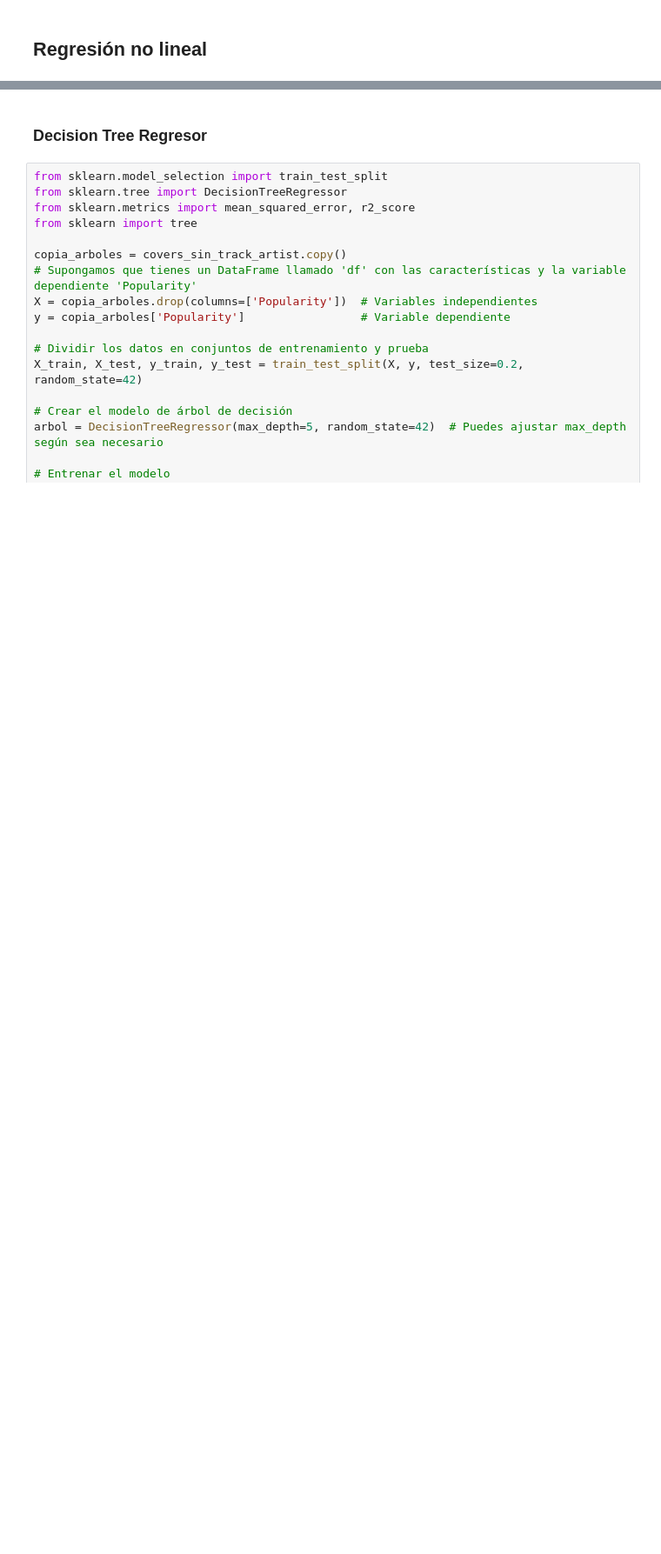
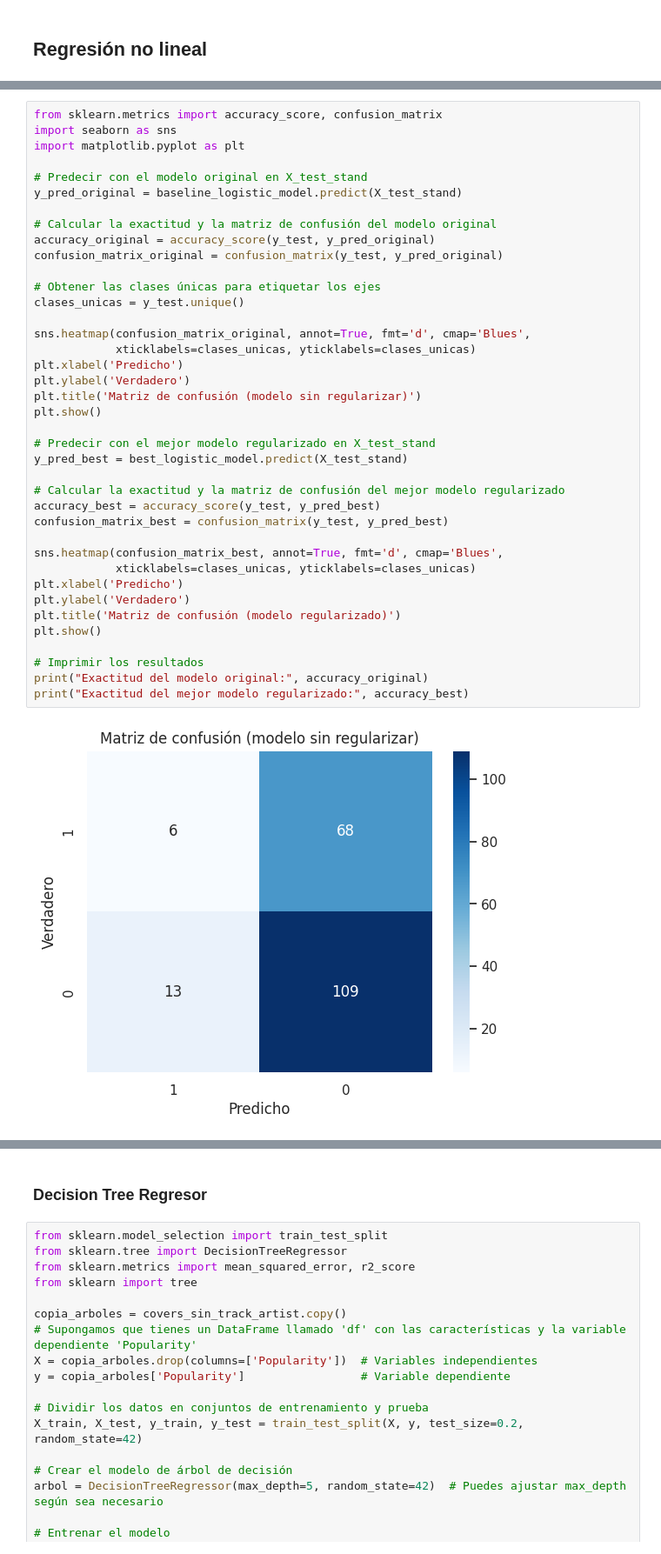
Before and after one commit to nachoperna/Fundamentos-de-la-Ciencia-de-Datos, a Jupyter notebook: TPE/tpe.ipynb, the cells around one changed output, grey strips where cells are left out. Shown at 87% size. Cells and saved outputs as stored; diff of their text form; blank space fills up the shorter version.

```diff
--- a/TPE/tpe.ipynb
+++ b/TPE/tpe.ipynb
@@ -1736,0 +1646,41 @@ plt.show()
+# %%
+from sklearn.metrics import accuracy_score, confusion_matrix
+import seaborn as sns
+import matplotlib.pyplot as plt
+
+# Predecir con el modelo original en X_test_stand
+y_pred_original = baseline_logistic_model.predict(X_test_stand)
+
+# Calcular la exactitud y la matriz de confusión del modelo original
+accuracy_original = accuracy_score(y_test, y_pred_original)
+confusion_matrix_original = confusion_matrix(y_test, y_pred_original)
+
+# Obtener las clases únicas para etiquetar los ejes
+clases_unicas = y_test.unique()
+
+sns.heatmap(confusion_matrix_original, annot=True, fmt='d', cmap='Blues',
+            xticklabels=clases_unicas, yticklabels=clases_unicas)
+plt.xlabel('Predicho')
+plt.ylabel('Verdadero')
+plt.title('Matriz de confusión (modelo sin regularizar)')
+plt.show()
+
+# Predecir con el mejor modelo regularizado en X_test_stand
+y_pred_best = best_logistic_model.predict(X_test_stand)
+
+# Calcular la exactitud y la matriz de confusión del mejor modelo regularizado
+accuracy_best = accuracy_score(y_test, y_pred_best)
+confusion_matrix_best = confusion_matrix(y_test, y_pred_best)
+
+sns.heatmap(confusion_matrix_best, annot=True, fmt='d', cmap='Blues',
+            xticklabels=clases_unicas, yticklabels=clases_unicas)
+plt.xlabel('Predicho')
+plt.ylabel('Verdadero')
+plt.title('Matriz de confusión (modelo regularizado)')
+plt.show()
+
+# Imprimir los resultados
+print("Exactitud del modelo original:", accuracy_original)
+print("Exactitud del mejor modelo regularizado:", accuracy_best)
+# %% [output]
+[figure, added]
```
Also changed, not shown: parts of 130 cells of this notebook.
